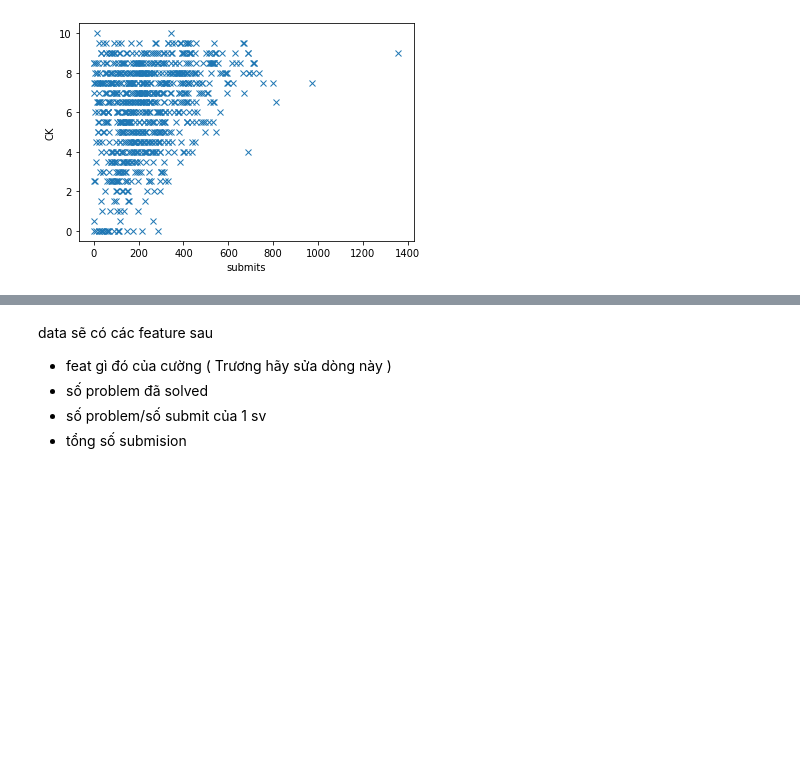
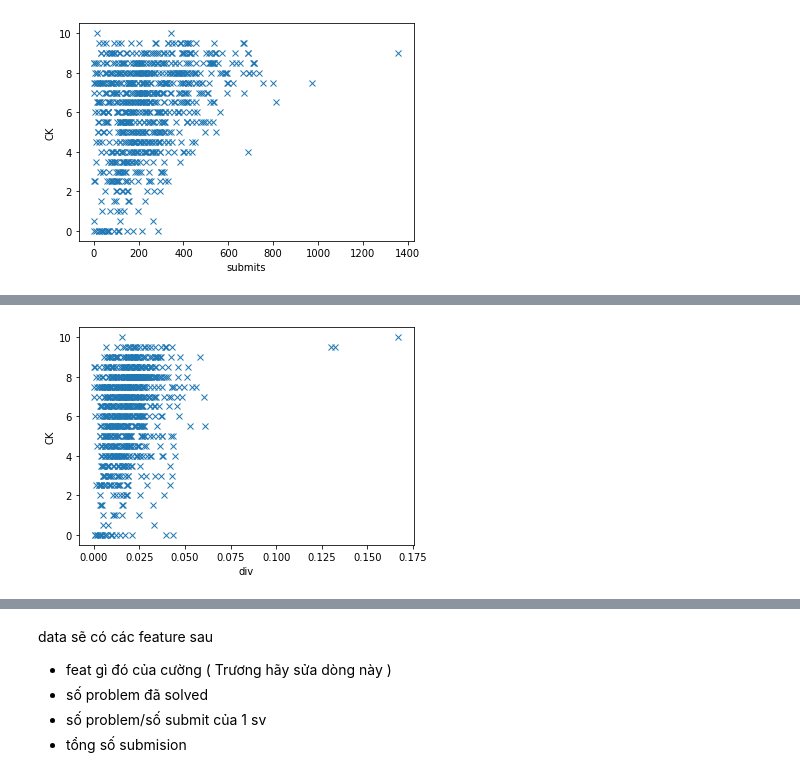
Before and after one commit to phutaekwondo/CS114.L21, a Jupyter notebook: duDoanDiemCuoiKy_homeWork/Bai_colab_so3.ipynb, the cells around one changed output, grey strips where cells are left out. Cells and saved outputs as stored; diff of their text form; code cells hidden in the pictures; blank space fills up the shorter version.

```diff
--- a/duDoanDiemCuoiKy_homeWork/Bai_colab_so3.ipynb
+++ b/duDoanDiemCuoiKy_homeWork/Bai_colab_so3.ipynb
@@ -408,0 +436,6 @@ scatter_plot_1feat_1score( df_submit, _score )
+# %%
+assignment_problem = pd.DataFrame({'user_id': data_wecode['user_id'],
+                      'assignment_id': data_wecode['assignment_id']})
+assignment_problem['amount_submit'] = pd.Series([1]*len(assignment_problem))
+assignment_problem = assignment_problem.groupby(by=['user_id', 'assignment_id'], as_index=False).agg('sum')
+assignment_problem
@@ -408,0 +456,4 @@ scatter_plot_1feat_1score( df_submit, _score )
+# %%
+count_submit = Counter(data_wecode['assignment_id']).items()
+assignment_table = pd.DataFrame(count_submit, columns=['assignment_id', 'amount_submit']).set_index('assignment_id')
+assignment_table
@@ -408,0 +475,9 @@ scatter_plot_1feat_1score( df_submit, _score )
+# %%
+def new_feature(x):
+  return assignment_table['amount_submit'][x]
+assignment_problem['assignment_id'] = assignment_problem['assignment_id'].apply(new_feature)
+assignment_problem['div'] = (assignment_problem['amount_submit']/assignment_problem['assignment_id'])
+del assignment_problem['assignment_id'], assignment_problem['amount_submit']
+assignment_problem = assignment_problem.groupby(by = ['user_id'], as_index=False).agg('mean')
+assignment_problem = assignment_problem.rename(columns={'user_id': 'id'})
+assignment_problem
@@ -408,0 +498,4 @@ scatter_plot_1feat_1score( df_submit, _score )
+# %%
+scatter_plot_1feat_1score(assignment_problem, _score)
+# %% [output]
+[figure, added]
```
Also changed, not shown: parts of 10 cells of this notebook.
